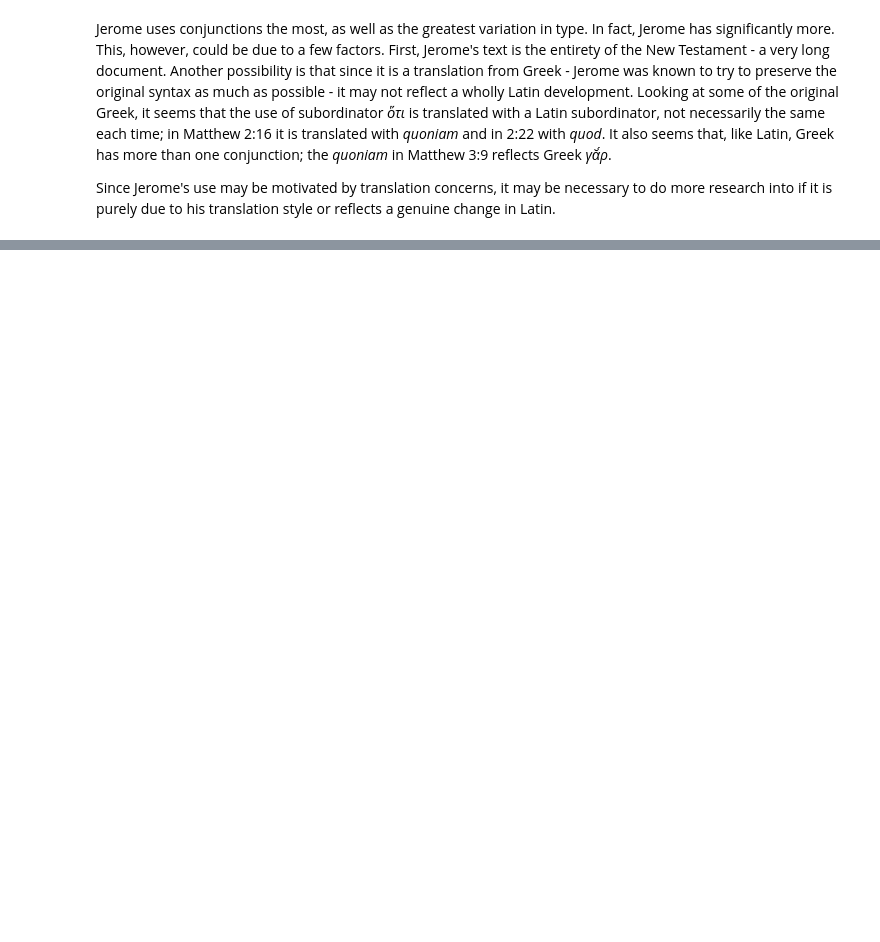
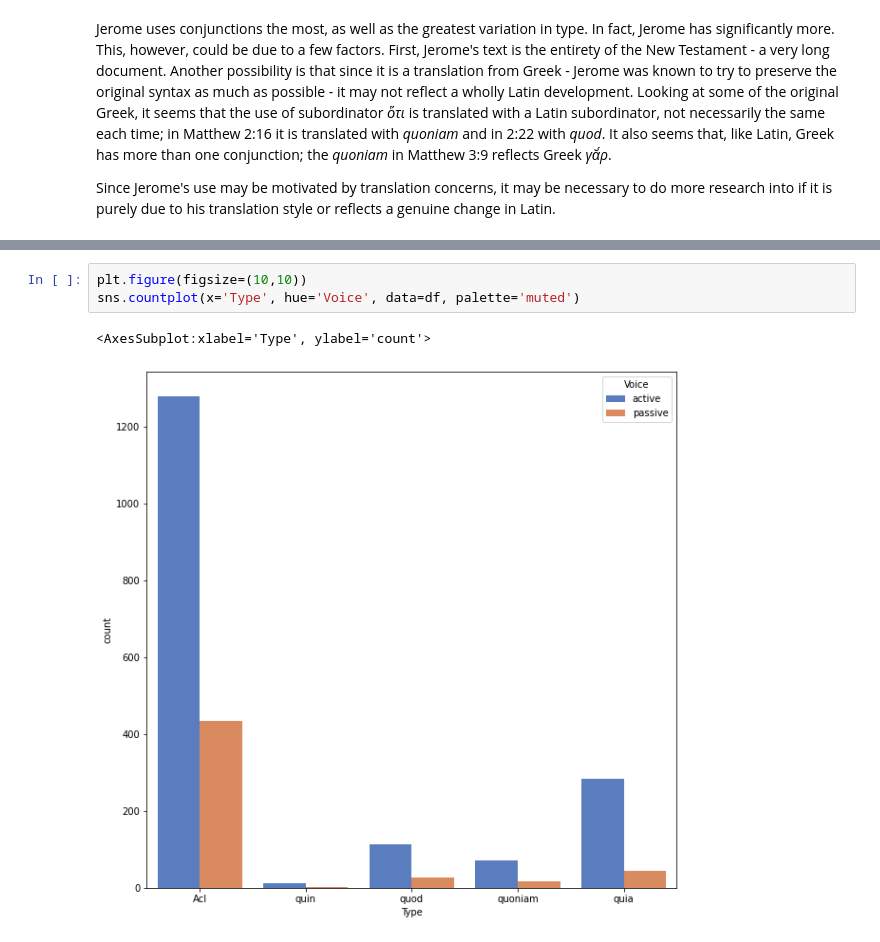
Before and after one commit to Data-Science-for-Linguists-2022/Latin-Indirect-Speech, a Jupyter notebook: notebooks/Analysis.ipynb, the cells around one changed output, grey strips where cells are left out. Drawn from its saved outputs; the diff is of its cells as text; blank space fills up the shorter version.

```diff
--- a/notebooks/Analysis.ipynb
+++ b/notebooks/Analysis.ipynb
@@ -105,0 +115,6 @@ Since Jerome's use may be motivated by translation concerns, it may be necessary
+# %%
+plt.figure(figsize=(10,10))
+sns.countplot(x='Type', hue='Voice', data=df, palette='muted')
+# %% [output]
+<AxesSubplot:xlabel='Type', ylabel='count'>
+[figure, added]
```
Also changed, not shown: parts of 12 cells of this notebook.
